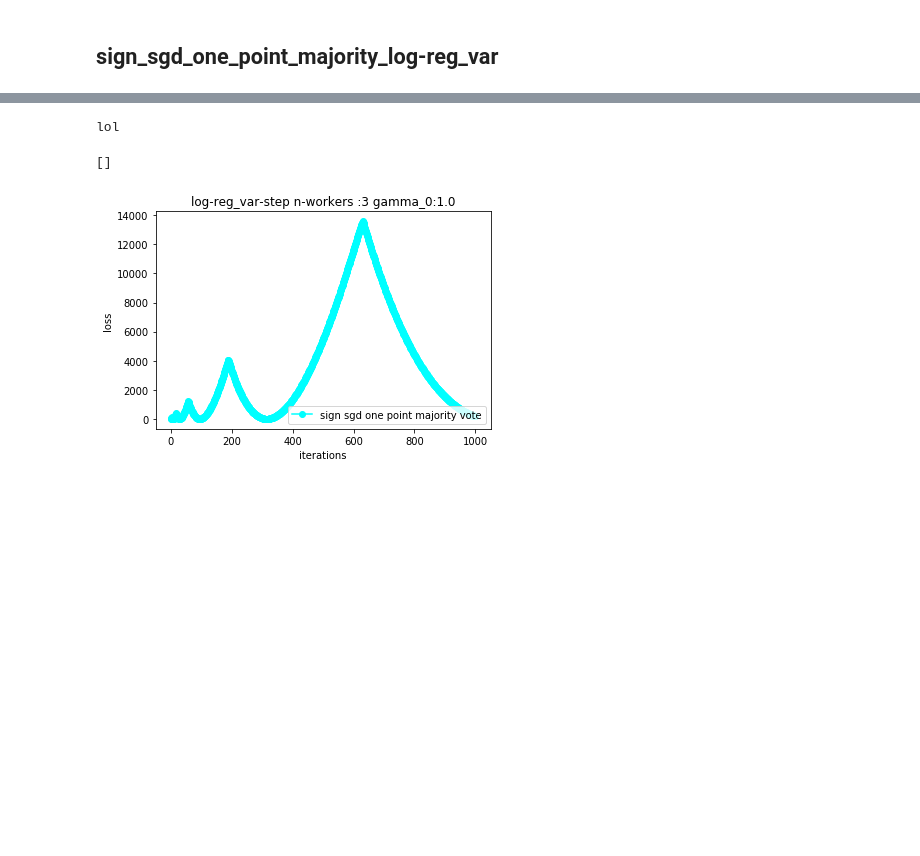
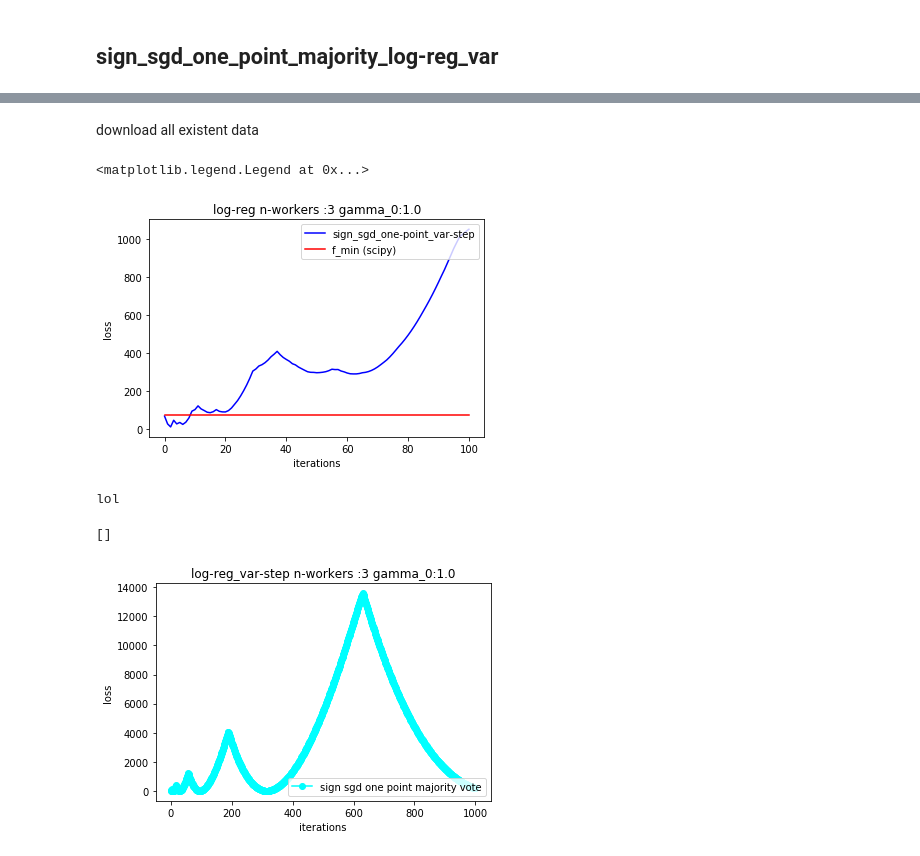
Before and after one commit to IgorSokoloff/neurips_sign_sgd_paper, a Jupyter notebook: sign_sgd/Processing.ipynb, the cells around one changed output, grey strips where cells are left out. Saved outputs shown, nothing was run; the diff lists cells and outputs as text; code cells hidden in the pictures; blank space fills up the shorter version.

```diff
--- a/sign_sgd/Processing.ipynb
+++ b/sign_sgd/Processing.ipynb
@@ -42,3 +42,6 @@ from sklearn.model_selection import train_test_split
 from sklearn.datasets import load_svmlight_file
 
 from itertools import cycle
+# %%
+def myrepr(x):
+    return repr(round(x, 2)).replace('.',',') if isinstance(x, float) else repr(x)
@@ -100,0 +61,2 @@ plt.plot()
+# %% [markdown]
+download all existent data
@@ -101,3 +132,37 @@ plt.plot()
+# %%
+experiment_name_ar = ["sign_sgd_majority"]
+dataset_ar = ["mushrooms"]
+loss_func_ar = ["log-reg"]
+upd_option_ar = ["one-point"]
+step_type_ar = ["var-step"]
+colors = ['blue', 'aqua', 'darkorange', 'cornflowerblue', 'red']
+
+#plt.plot(its_ar[:np.argmin (loss_ar)], loss_ar[:np.argmin (loss_ar)], color=color, label=str(label_ar[0]))
+for i, (experiment_name, dataset, loss_func, upd_option, step_type, n_workers, gamma_0, batch) in \
+enumerate(itertools.product (experiment_name_ar, dataset_ar, loss_func_ar, upd_option_ar, step_type_ar, n_workers_ar, gamma_0_ar, batch_ar)):
+    experiment = '{0}_{1}_{2}_{3}_{4}_{5}_{6}'.format(experiment_name, upd_option,loss_func, step_type, n_workers, myrepr(gamma_0), batch)
+
+    id_str = "{0}_{1}".format(dataset, experiment)
+    id_func = "{0}_{1}".format(dataset, loss_func)
+    id_label = "{0}_{1}_{2}".format(experiment_name_short, upd_option, step_type)
+    id_label = "{0}_{1}_{2}".format(experiment_name_short, upd_option, step_type)
+
+    plt.plot(its_ar[id_str], loss_ar[id_str], color=colors[i], label=label_ar[id_label])
+
+    plt.plot(its_ar[id_str], [f_min_ar[id_func]]*its_ar[id_str].shape[0], color='red', label="f_min (scipy)")
+
+
+#print("f_min: {0}".format(f_min))
+
+plt.ylabel('loss')
+plt.xlabel('iterations')
+
+plt.title('{0} n-workers :{1} gamma_0:{2}'.format( loss_func, n_workers, gamma_0 ))
+plt.legend(loc="upper right")
+#plt.plot()
+# %% [output]
+<matplotlib.legend.Legend at 0x...>
+[figure, added]
 # %%
 if 1 not in [0,2]:
     print("lol")
```
Also changed, not shown: parts of 6 cells of this notebook, 37 other files.
